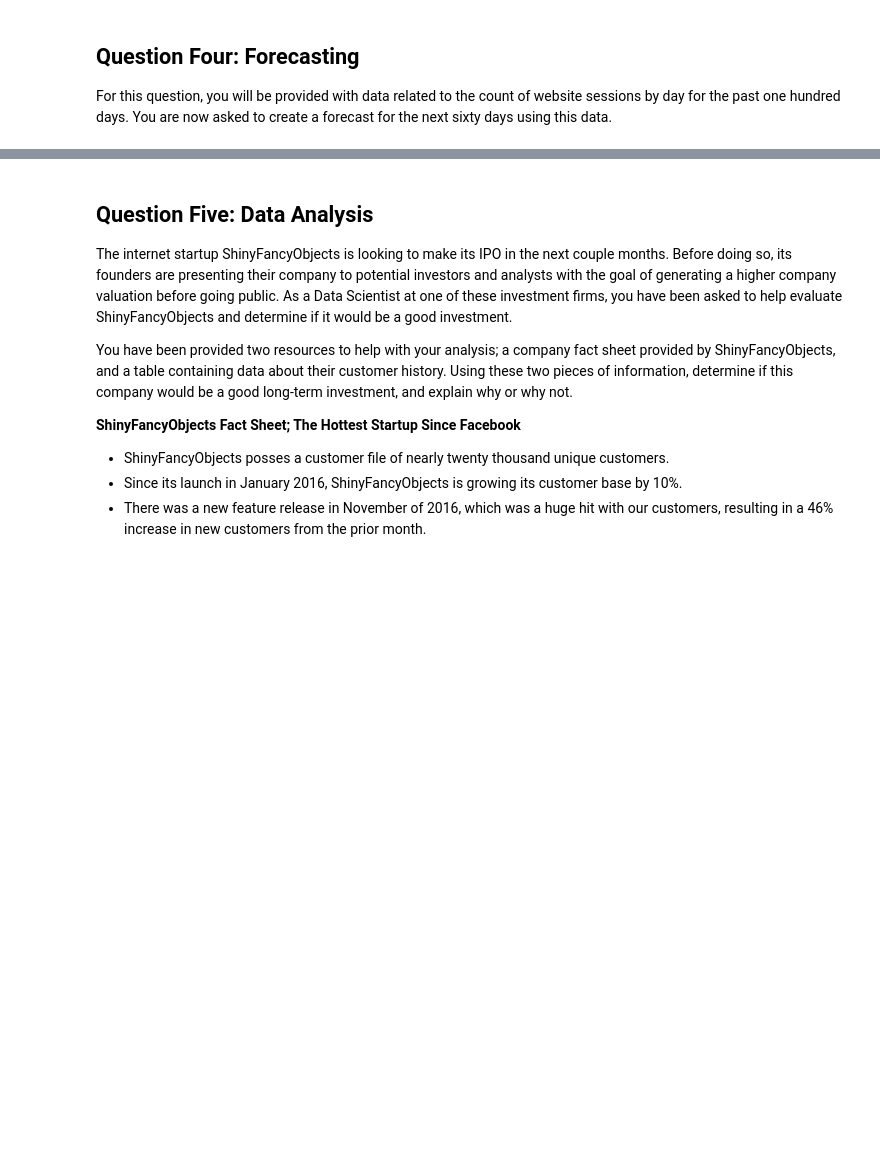
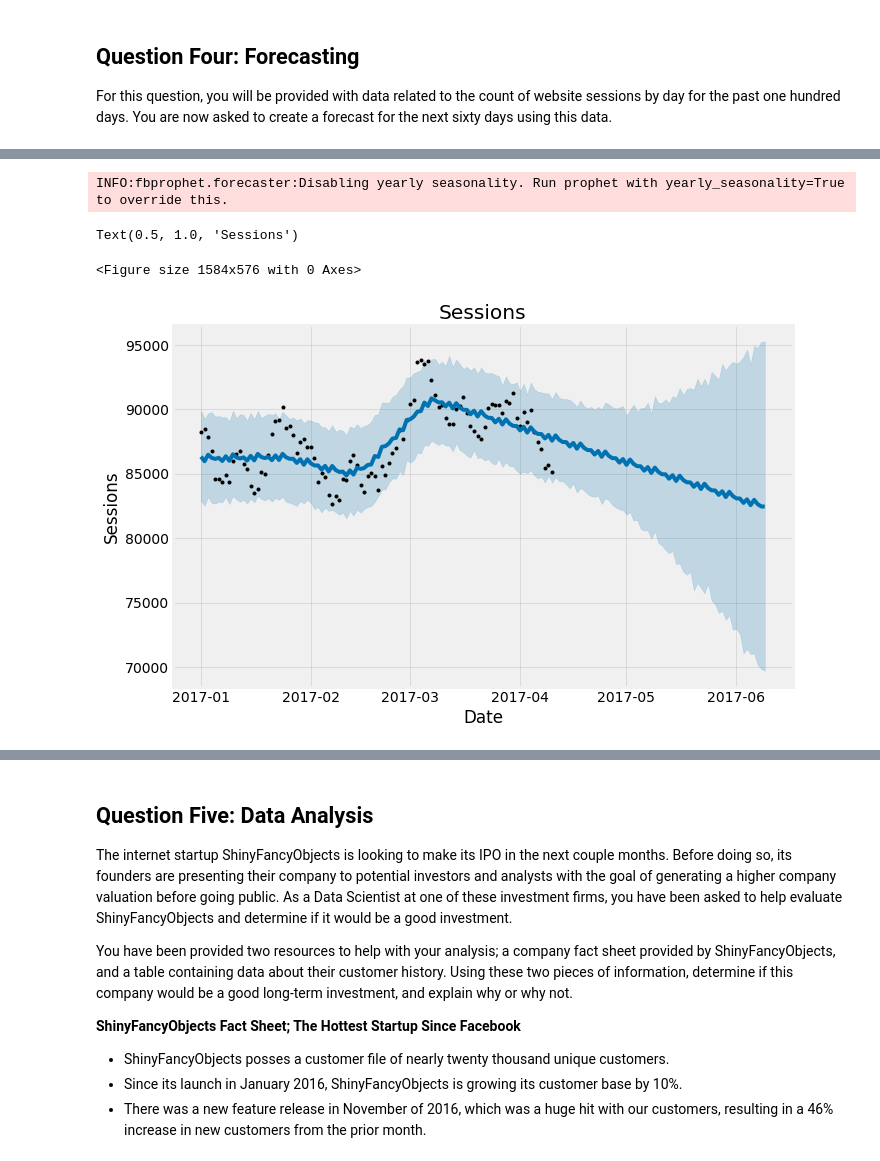
Before and after one commit to nastyh/FTL, a Jupyter notebook: fl_candidate_test_python.ipynb, the cells around one changed output, grey strips where cells are left out. Saved outputs shown, nothing was run; the diff lists cells and outputs as text; code cells hidden in the pictures; blank space fills up the shorter version.

Commit message:
Q4 added
with explanations, different variations, etc.

```diff
--- a/fl_candidate_test_python.ipynb
+++ b/fl_candidate_test_python.ipynb
@@ -304,0 +395,19 @@ sessionsDf = pd.DataFrame(data = sessionData)
+# %%
+session_pr = sessionsDf # we will use a different dataset b/c Prophet requires columns be named in a certain name
+session_pr.head()
+session_pr.columns = ['ds','y']
+ser_model = Prophet(interval_width=0.95, daily_seasonality=True)
+#Prophet allows to play with daily, monthly and yearly seasonalities, if there is enough data.
+#I've tried different combinations. Another one is shown below
+ser_model.fit(session_pr)
+ser_fct = ser_model.make_future_dataframe(periods=60,freq='d') # 60 days to forecast
+ser_fct = ser_model.predict(ser_fct)
+plt.figure(figsize=(22, 8))
+plt.style.use('fivethirtyeight')
+ser_model.plot(ser_fct,xlabel='Date', ylabel='Sessions')
+plt.title('Sessions')
+# %% [output]
+INFO:fbprophet.forecaster:Disabling yearly seasonality. Run prophet with yearly_seasonality=True to override this.
+Text(0.5, 1.0, 'Sessions')
+<Figure size 1584x576 with 0 Axes>
+[figure, added]
```
Also changed, not shown: parts of 12 cells of this notebook.
